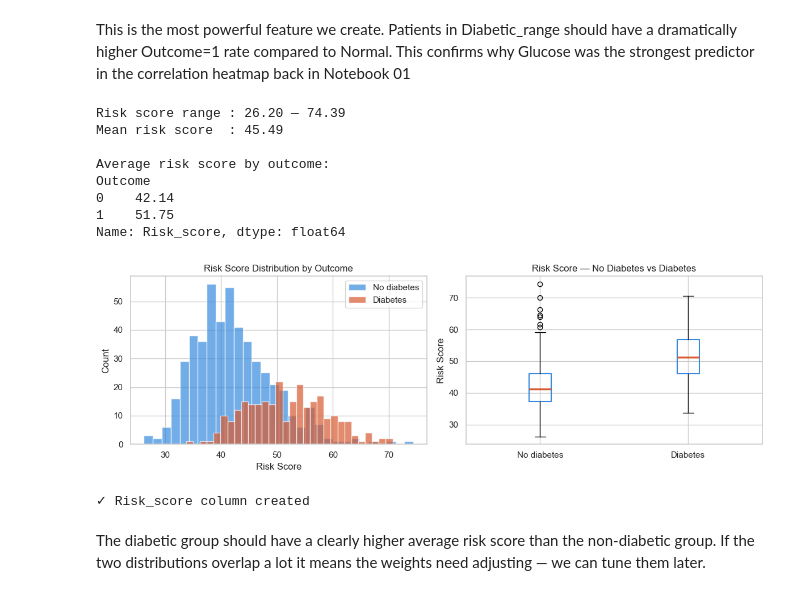
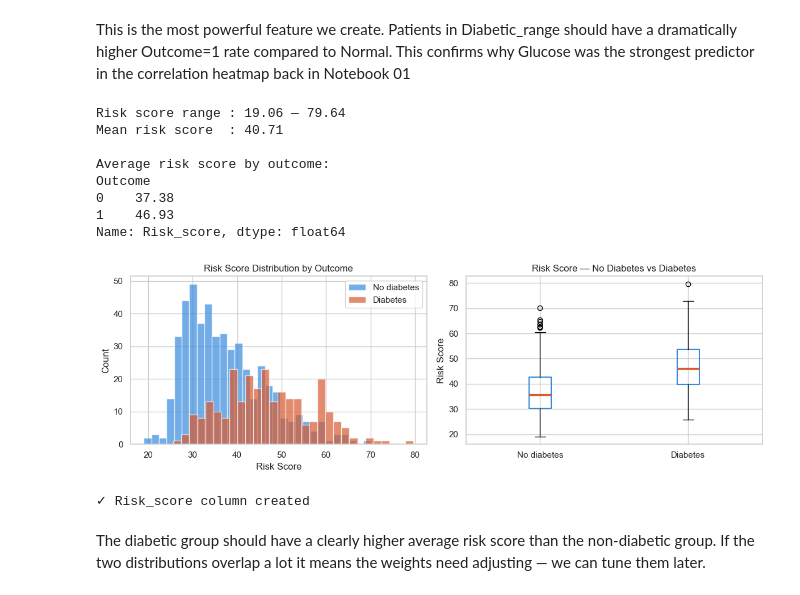
Before and after one commit to coder-d-Eyeden/end-to-end-ML-platform-API-dashboard-, a Jupyter notebook: notebooks/03_feature_engineering.ipynb, the cells around one changed output. Cells and saved outputs as stored; diff of their text form; code cells hidden in the pictures.

```diff
--- a/notebooks/03_feature_engineering.ipynb
+++ b/notebooks/03_feature_engineering.ipynb
@@ -200,13 +196,11 @@ This is the most powerful feature we create. Patients in Diabetic_range should h
 # Each component contributes a maximum of 100, then we scale to 0-100 overall
 # Weights are based on clinical importance of each factor for diabetes
 
-df['Risk_score'] = (
-    (df['Glucose']  / df['Glucose'].max()  * 35) +   # strongest predictor — highest weight
-    (df['BMI']      / df['BMI'].max()      * 25) +   # second strongest
-    (df['Age']      / df['Age'].max()      * 20) +   # age matters clinically
-    (df['Insulin']  / df['Insulin'].max()  * 10) +   # insulin resistance signal
-    (df['DiabetesPedigreeFunction'] /
-     df['DiabetesPedigreeFunction'].max()  * 10)     # genetic component
+df["Risk_score"] = (
+    (df["Pregnancies"]   / df["Pregnancies"].max()   * 40) +
+    (df["Glucose"]   / df["Glucose"].max()   * 30) +
+    (df["BloodPressure"] / df["BloodPressure"].max() * 15) +
+    (df["SkinThickness"] / df["SkinThickness"].max() * 15)
 ).round(2)
 
 print(f"Risk score range : {df['Risk_score'].min():.2f} — {df['Risk_score'].max():.2f}")
@@ -222,38 +216,38 @@ print()
 fig, axes = plt.subplots(1, 2, figsize=(12, 4))
 
 axes[0].hist(df[df['Outcome']==0]['Risk_score'], bins=30,
              alpha=0.7, color='#378ADD', label='No diabetes', edgecolor='white')
 axes[0].hist(df[df['Outcome']==1]['Risk_score'], bins=30,
              alpha=0.7, color='#D85A30', label='Diabetes', edgecolor='white')
 axes[0].set_title('Risk Score Distribution by Outcome')
 axes[0].set_xlabel('Risk Score')
 axes[0].set_ylabel('Count')
 axes[0].legend()
 
 axes[1].boxplot(
     [df[df['Outcome']==0]['Risk_score'],
      df[df['Outcome']==1]['Risk_score']],
     labels=['No diabetes', 'Diabetes'],
     boxprops=dict(color='#378ADD', linewidth=1.5),
     medianprops=dict(color='#D85A30', linewidth=2.5)
 )
 axes[1].set_title('Risk Score — No Diabetes vs Diabetes')
 axes[1].set_ylabel('Risk Score')
 
 plt.tight_layout()
 plt.savefig('../outputs/risk_score_distribution.png', dpi=150)
 plt.show()
 print("✓ Risk_score column created")
 # %% [output]
-Risk score range : 26.20 — 74.39
-Mean risk score  : 45.49
+Risk score range : 19.06 — 79.64
+Mean risk score  : 40.71
 
 Average risk score by outcome:
 Outcome
-0    42.14
-1    51.75
+0    37.38
+1    46.93
 Name: Risk_score, dtype: float64
-[figure, old version]
+[figure, new version]
 ✓ Risk_score column created
 # %% [markdown]
 The diabetic group should have a clearly higher average risk score than the non-diabetic group. If the two distributions overlap a lot it means the weights need adjusting — we can tune them later.
```
Also changed, not shown: parts of 7 cells of this notebook, 10 other files.
